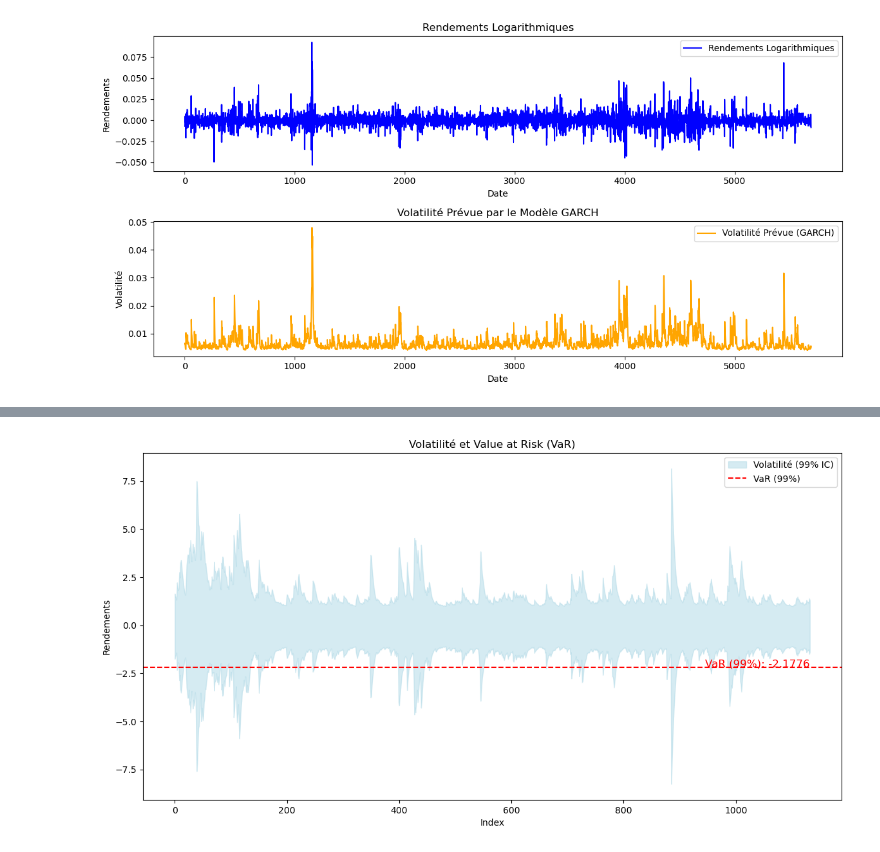
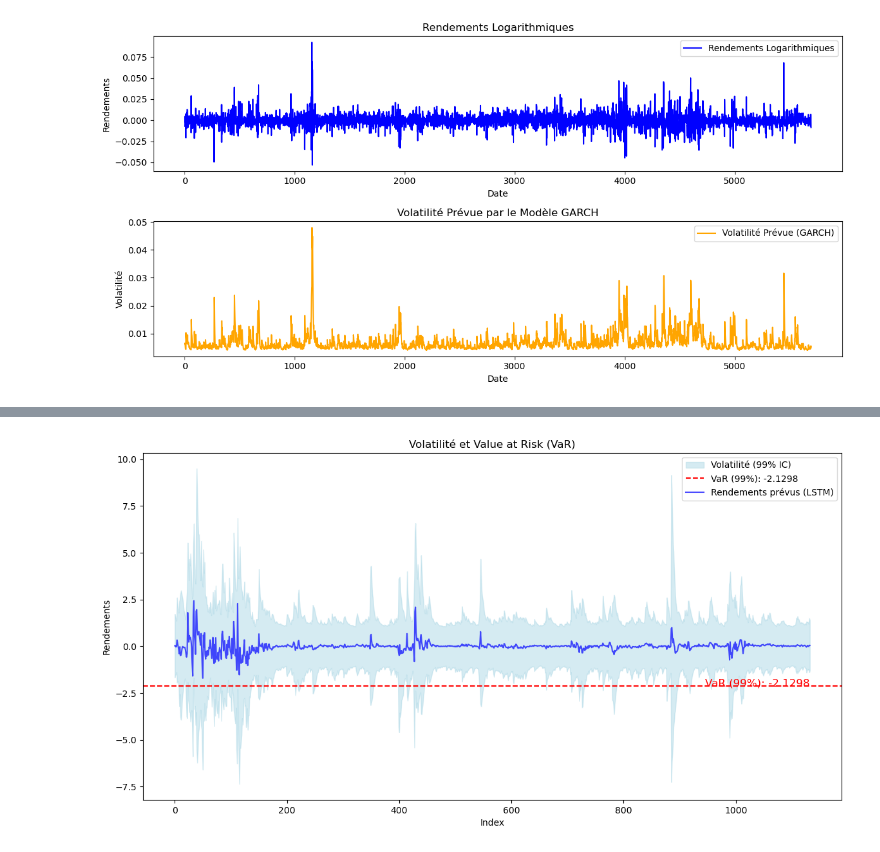
Before and after one commit to saidtahirialaoui/LSTM, a Jupyter notebook: code/code.ipynb, the cells around one changed output, grey strips where cells are left out. Cells and saved outputs as stored; diff of their text form; code cells hidden in the pictures.

```diff
--- a/code/code.ipynb
+++ b/code/code.ipynb
@@ -157,8 +157,9 @@ import pandas as pd
 from sklearn.preprocessing import StandardScaler
 from arch import arch_model
 from tensorflow.keras.models import Sequential
-from tensorflow.keras.layers import LSTM, Dense, Input
+from tensorflow.keras.layers import LSTM, Dense, Input, Dropout
 from tensorflow.keras.optimizers import Adam
+from tensorflow.keras.callbacks import EarlyStopping
 import matplotlib.pyplot as plt
 
 # Charger les données de prix
@@ -200,23 +201,29 @@ train_size = int(len(X_train) * 0.8)  # 80% pour l'entraînement
 X_train_split, X_test_split = X_train[:train_size], X_train[train_size:]
 y_train_split, y_test_split = y[:train_size], y[train_size:]
 
-# Construction du modèle LSTM
+# Construction du modèle LSTM avec Dropout pour stabiliser l'entraînement
 model = Sequential([
     Input(shape=(X_train.shape[1], X_train.shape[2])),  # 2 caractéristiques ici
     LSTM(50, return_sequences=True),
+    Dropout(0.2),  # Ajouter Dropout
     LSTM(50),
+    Dropout(0.2),  # Ajouter Dropout
     Dense(1)
 ])
 
-# Compiler le modèle
-model.compile(optimizer=Adam(learning_rate=0.09), loss='mse')
+# Compiler le modèle avec un taux d'apprentissage réduit
+model.compile(optimizer=Adam(learning_rate=0.001), loss='mse')
 print("Modèle LSTM créé avec succès")
+
+# Utiliser EarlyStopping pour éviter le surapprentissage
+early_stopping = EarlyStopping(monitor='val_loss', patience=10, restore_best_weights=True)
 
 # Entraîner le modèle
 history = model.fit(X_train_split, y_train_split,
                     epochs=100,            # Nombre d'époques à entraîner
-                    batch_size=32,        # Taille du lot
+                    batch_size=64,         # Augmenter la taille du lot
                     validation_data=(X_test_split, y_test_split),  # Validation avec l'ensemble de test
+                    callbacks=[early_stopping],  # Ajouter EarlyStopping
                     verbose=1)            # Affichage des progrès
 
 # Évaluation du modèle
@@ -255,27 +262,34 @@ Perte d'entraînement : 0.9955237507820129, Perte de test : 1.0369642972946167
 # %%
+import numpy as np
 import matplotlib.pyplot as plt
 
 # Prédire les rendements futurs à l'aide du modèle LSTM
-predicted_returns = model.predict(X_test_split)
+predicted_returns = model.predict(X_test_split).flatten()
 
 # Calculer la volatilité à partir des prévisions de GARCH
 predicted_volatility = volatility_forecast[train_size + seq_length:]
 
-# Calculer la VaR à 95%
+# Calculer la VaR à 99%
 confidence_level = 0.99
 # Simulation de rendements normaux basés sur la volatilité
-simulated_returns = np.random.normal(loc=predicted_returns.flatten(), scale=predicted_volatility, size=(10000, len(predicted_returns)))
+simulated_returns = np.random.normal(loc=predicted_returns, scale=predicted_volatility, size=(10000, len(predicted_returns)))
 VaR = -np.percentile(simulated_returns, (1 - confidence_level) * 100, axis=0)
 
 # Définir les limites des bandes de volatilité
-upper_bound = predicted_returns.flatten() + 1.96 * predicted_volatility
-lower_bound = predicted_returns.flatten() - 1.96 * predicted_volatility
+upper_bound = predicted_returns + 1.96 * predicted_volatility  # IC 99% supérieur
+lower_bound = predicted_returns - 1.96 * predicted_volatility  # IC 99% inférieur
 
 # Visualiser les rendements prévus, la volatilité, et la VaR
 plt.figure(figsize=(14, 7))
 
+# Remplissage des bandes de volatilité
 plt.fill_between(range(len(predicted_returns)), lower_bound, upper_bound, color='lightblue', alpha=0.5, label='Volatilité (99% IC)')
-plt.axhline(y=-VaR.mean(), color='red', linestyle='--', label='VaR (99%)')
+
+# Tracer la VaR moyenne
+plt.axhline(y=-VaR.mean(), color='red', linestyle='--', label=f'VaR (99%): {-VaR.mean():.4f}')
+
+# Tracer les rendements prévus
+plt.plot(predicted_returns, color='blue', label='Rendements prévus (LSTM)', alpha=0.7)
 
 # Annotation de la VaR sur le graphique
 plt.text(len(predicted_returns) - 1, -VaR.mean(), f'VaR (99%): {-VaR.mean():.4f}', color='red', fontsize=12, ha='right')
@@ -290 +304 @@ plt.show()
-[figure, old version]
+[figure, new version]
```
Also changed, not shown: parts of 2 cells of this notebook, 7 other files.
